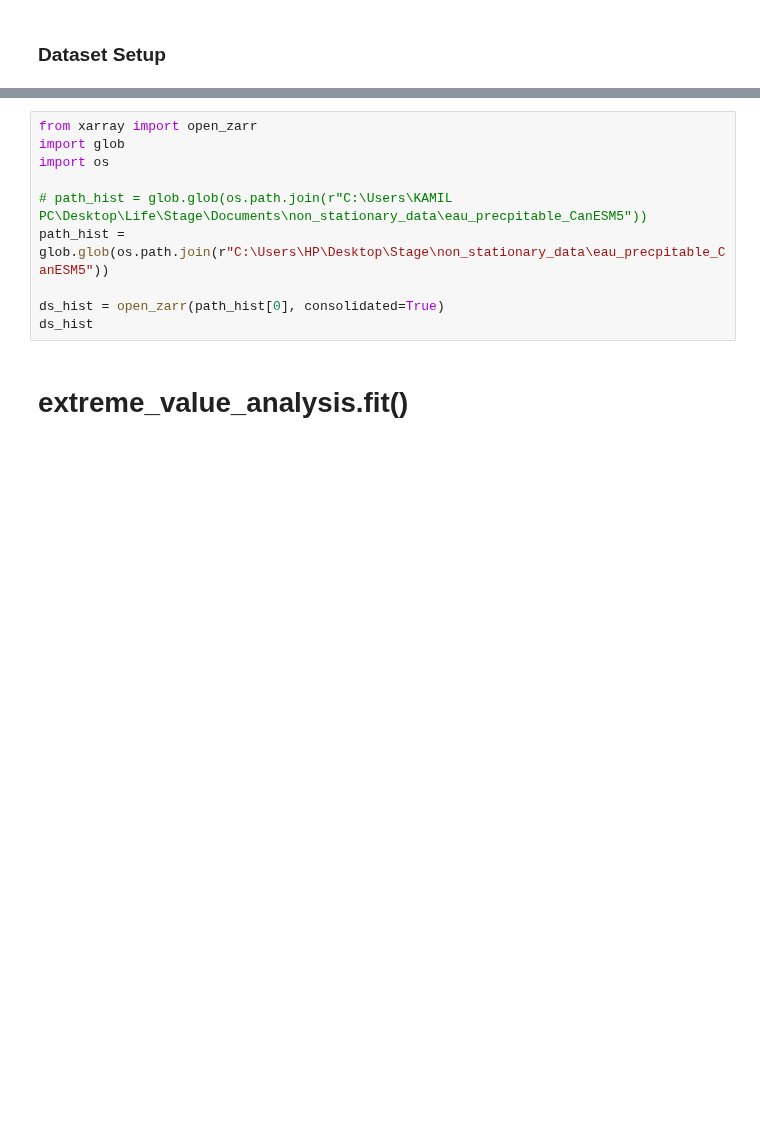
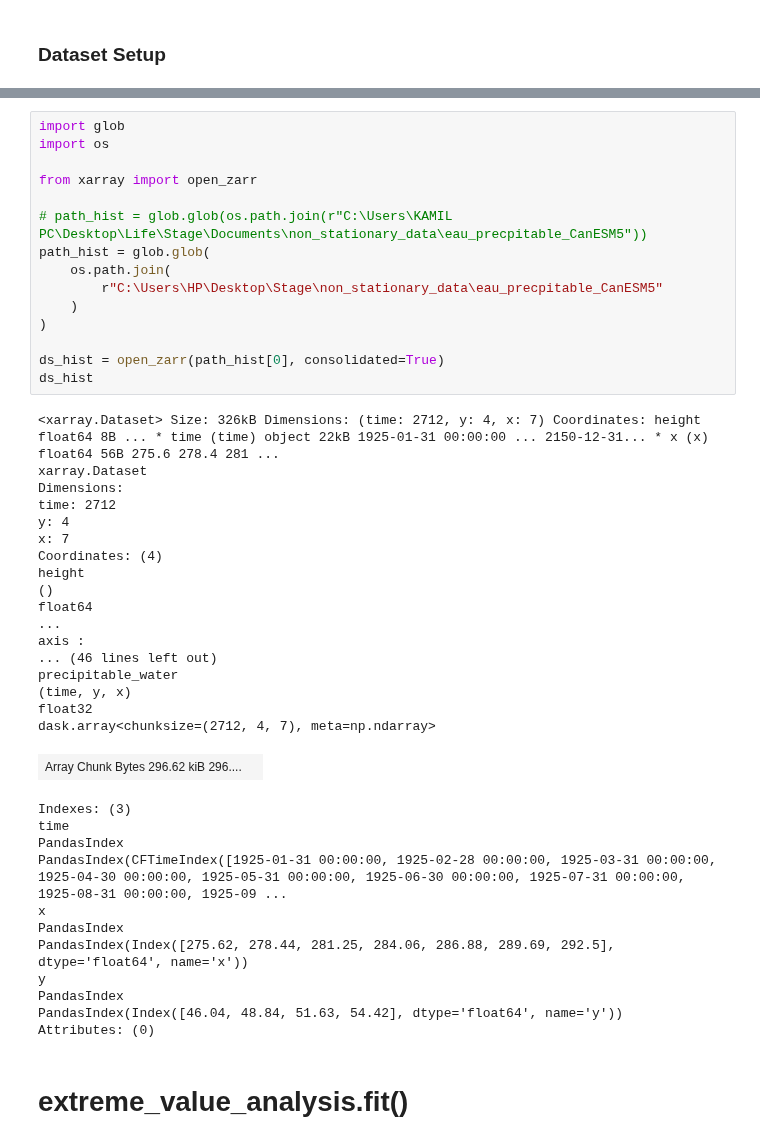
Before and after one commit to hydrologie/xhydro, a Jupyter notebook: docs/notebooks/extreme_value_analysis.ipynb, the cells around one changed output, grey strips where cells are left out. Drawn from its saved outputs; the diff is of its cells as text; blank space fills up the shorter version.

```diff
--- a/docs/notebooks/extreme_value_analysis.ipynb
+++ b/docs/notebooks/extreme_value_analysis.ipynb
@@ -140,13 +169,48 @@ ds_4fa
 # %%
-from xarray import open_zarr
 import glob
 import os
 
+from xarray import open_zarr
+
 # path_hist = glob.glob(os.path.join(r"C:\Users\KAMIL PC\Desktop\Life\Stage\Documents\non_stationary_data\eau_precpitable_CanESM5"))
-path_hist = glob.glob(os.path.join(r"C:\Users\HP\Desktop\Stage\non_stationary_data\eau_precpitable_CanESM5"))
+path_hist = glob.glob(
+    os.path.join(
+        r"C:\Users\HP\Desktop\Stage\non_stationary_data\eau_precpitable_CanESM5"
+    )
+)
 
 ds_hist = open_zarr(path_hist[0], consolidated=True)
 ds_hist
+# %% [output]
+<xarray.Dataset> Size: 326kB Dimensions: (time: 2712, y: 4, x: 7) Coordinates: height float64 8B ... * time (time) object 22kB 1925-01-31 00:00:00 ... 2150-12-31... * x (x) float64 56B 275.6 278.4 281 ...
+xarray.Dataset
+Dimensions:
+time: 2712
+y: 4
+x: 7
+Coordinates: (4)
+height
+()
+float64
+...
+axis :
+... (46 lines left out)
+precipitable_water
+(time, y, x)
+float32
+dask.array<chunksize=(2712, 4, 7), meta=np.ndarray>
+| Array Chunk Bytes 296.62 kiB 296.... |  |
+Indexes: (3)
+time
+PandasIndex
+PandasIndex(CFTimeIndex([1925-01-31 00:00:00, 1925-02-28 00:00:00, 1925-03-31 00:00:00, 1925-04-30 00:00:00, 1925-05-31 00:00:00, 1925-06-30 00:00:00, 1925-07-31 00:00:00, 1925-08-31 00:00:00, 1925-09 ...
+x
+PandasIndex
+PandasIndex(Index([275.62, 278.44, 281.25, 284.06, 286.88, 289.69, 292.5], dtype='float64', name='x'))
+y
+PandasIndex
+PandasIndex(Index([46.04, 48.84, 51.63, 54.42], dtype='float64', name='y'))
+Attributes: (0)
 # %% [markdown]
 # extreme_value_analysis.fit()
 # %%
```
Also changed, not shown: parts of 5 cells of this notebook, 24 other files.
